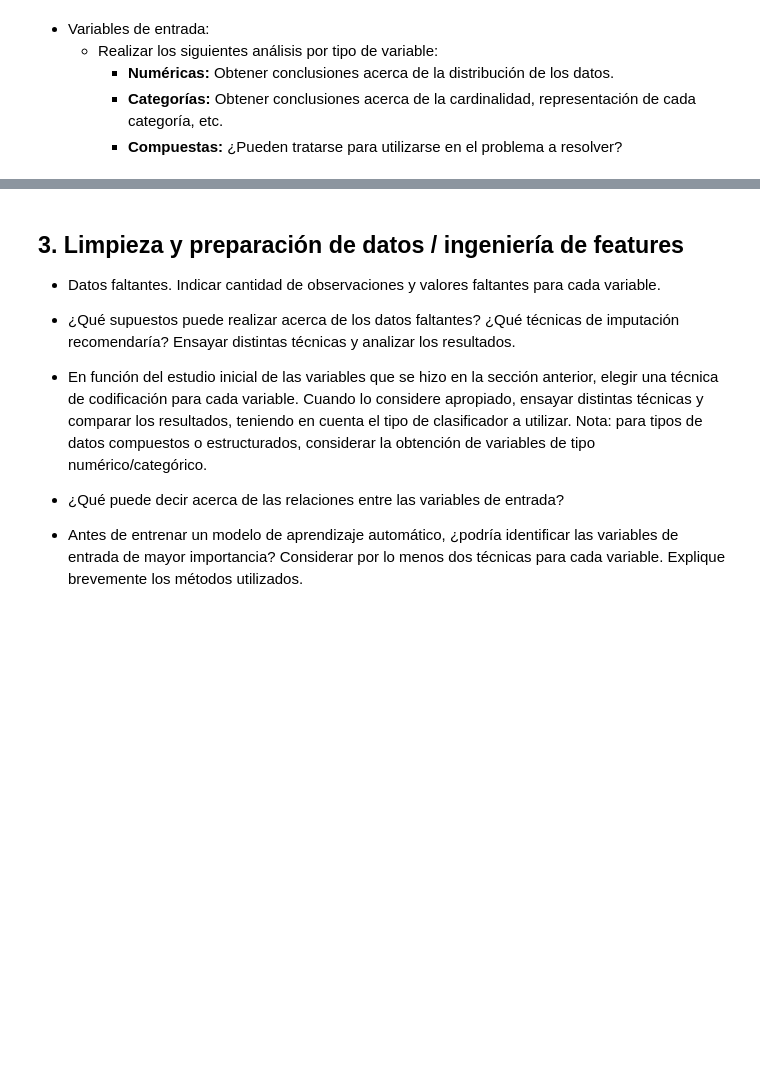
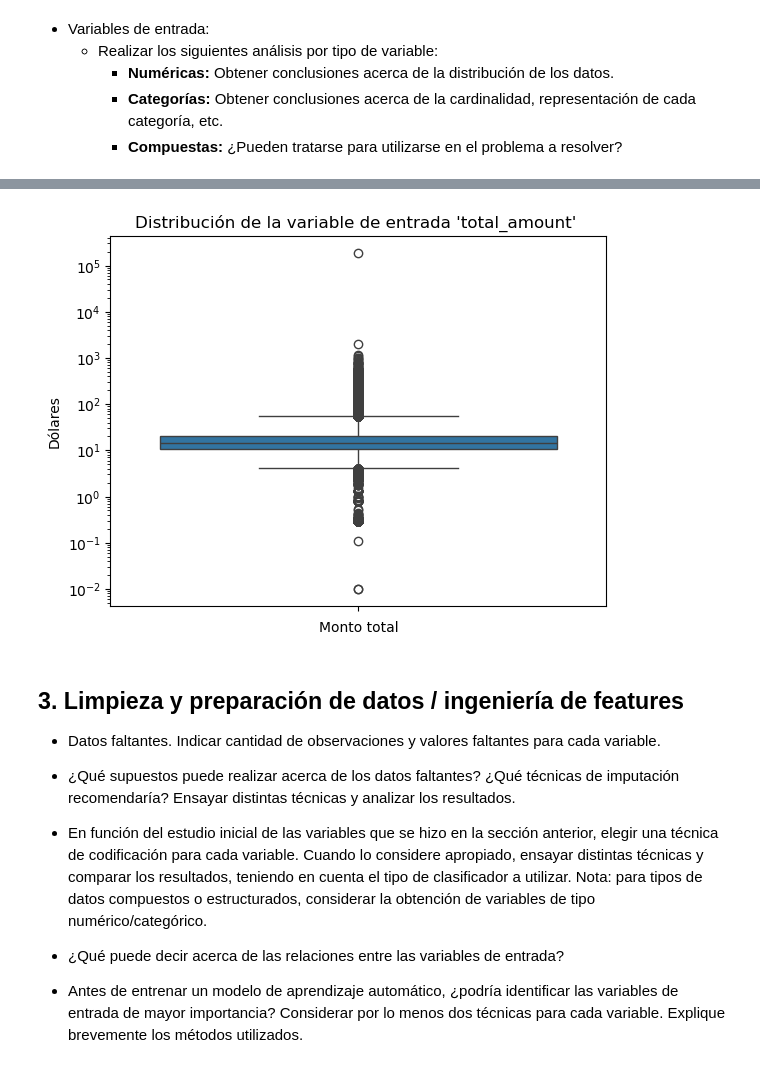
Before and after one commit to christophcharaf/AdD_tpfinal, a Jupyter notebook: tpfinal.ipynb, the cells around one changed output, grey strips where cells are left out. Saved outputs shown, nothing was run; the diff lists cells and outputs as text; code cells hidden in the pictures; blank space fills up the shorter version.

```diff
--- a/tpfinal.ipynb
+++ b/tpfinal.ipynb
@@ -131,3 +138,11 @@ Todas menos total_amount son variables de entrada
+# %%
+sns.boxplot(y="total_amount", data=df,log_scale=True)
+plt.ylabel("Dólares")
+plt.xlabel("Monto total")
+plt.title("Distribución de la variable de entrada 'total_amount' ")
+plt.show()
+# %% [output]
+[figure, added]
 # %% [markdown]
 ## 3. Limpieza y preparación de datos / ingeniería de features
 
```
Also changed, not shown: parts of 12 cells of this notebook.
